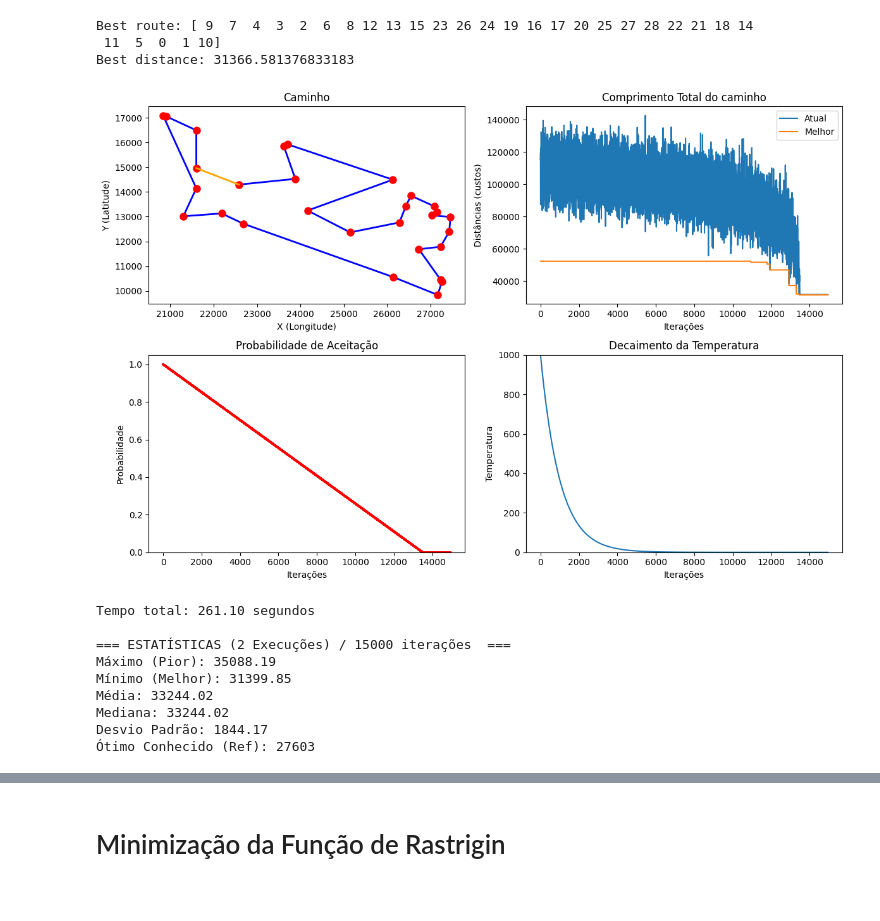
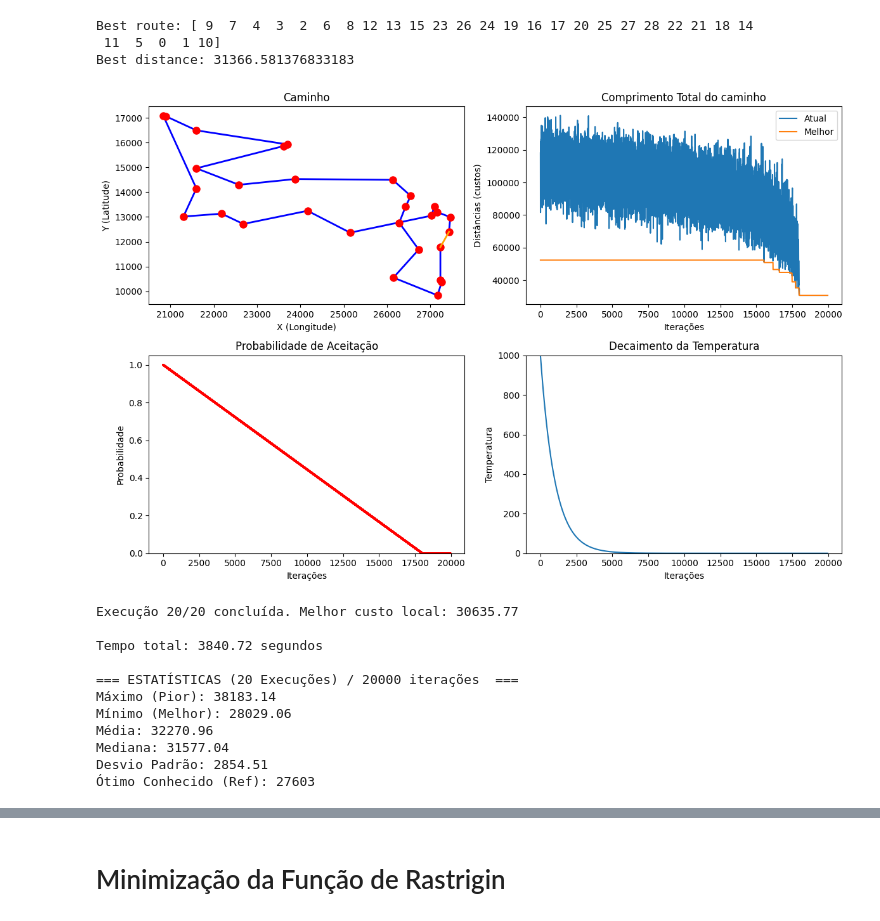
Before and after one commit to alan-saar/genetic-sa-otimization, a Jupyter notebook: A_SimulatedAnnealing_TSP.ipynb, the cells around one changed output, grey strips where cells are left out. Drawn from its saved outputs; the diff is of its cells as text; code cells hidden in the pictures.

Commit message:
execução completa

```diff
--- a/A_SimulatedAnnealing_TSP.ipynb
+++ b/A_SimulatedAnnealing_TSP.ipynb
@@ -488,9 +488,10 @@ Best distance: 31366.581376833183
 # Ajuste o número de iterações conforme necessário.
 # O problema tem 29 cidades, o espaço de busca é 28!
 # Valores baixos (ex: 1000) rodam rápido, mas dão resultados ruins.
+# Valores de 12000 dão resultados razoáveis
 # Valores altos (ex: 100000) dão resultados melhores.
-N_ITERATIONS = 15000
-N_EXECUTIONS = 2
+N_ITERATIONS = 20000
+N_EXECUTIONS = 20
 
 results_costs = []
 all_histories = []
@@ -501,40 +502,42 @@ print(f"Iniciando {N_EXECUTIONS} execuções do SA com {N_ITERATIONS} iteraçõe
 
 start_time = time.time()
 
 for i in range(N_EXECUTIONS):
     #tour, cost, history = simulated_annealing_tsp_linear(N_ITERATIONS)
     #tour, cost, history = simulated_annealing(cities, initial_temperature, cooling_rate, iterations)
     tour, cost, history = simulated_annealing_tsp_linear(cities, initial_temperature, cooling_rate, N_ITERATIONS)
     results_costs.append(cost)
     all_histories.append(history)
 
     if cost < min_overall_cost:
         min_overall_cost = cost
         best_overall_tour = tour
 
     if (i+1) % 5 == 0:
         print(f"Execução {i+1}/{N_EXECUTIONS} concluída. Melhor custo local: {cost:.2f}")
 
 end_time = time.time()
 print(f"\nTempo total: {end_time - start_time:.2f} segundos")
 
 # Estatísticas
 results_costs = np.array(results_costs)
 print(f"\n=== ESTATÍSTICAS ({N_EXECUTIONS} Execuções) / {N_ITERATIONS} iterações  ===")
 print(f"Máximo (Pior): {np.max(results_costs):.2f}")
 print(f"Mínimo (Melhor): {np.min(results_costs):.2f}")
 print(f"Média: {np.mean(results_costs):.2f}")
 print(f"Mediana: {np.median(results_costs):.2f}")
 print(f"Desvio Padrão: {np.std(results_costs):.2f}")
 print(f"Ótimo Conhecido (Ref): 27603") # Valor aproximado para wi29 sem normalização float
 # %% [output]
-[figure, old version]
+[figure, new version]
-Tempo total: 261.10 segundos
+Execução 20/20 concluída. Melhor custo local: 30635.77
 
-=== ESTATÍSTICAS (2 Execuções) / 15000 iterações  ===
-Máximo (Pior): 35088.19
-Mínimo (Melhor): 31399.85
-Média: 33244.02
-Mediana: 33244.02
-Desvio Padrão: 1844.17
+Tempo total: 3840.72 segundos
+
+=== ESTATÍSTICAS (20 Execuções) / 20000 iterações  ===
+Máximo (Pior): 38183.14
+Mínimo (Melhor): 28029.06
+Média: 32270.96
+Mediana: 31577.04
+Desvio Padrão: 2854.51
 Ótimo Conhecido (Ref): 27603
```
Also changed, not shown: parts of 7 cells of this notebook.
